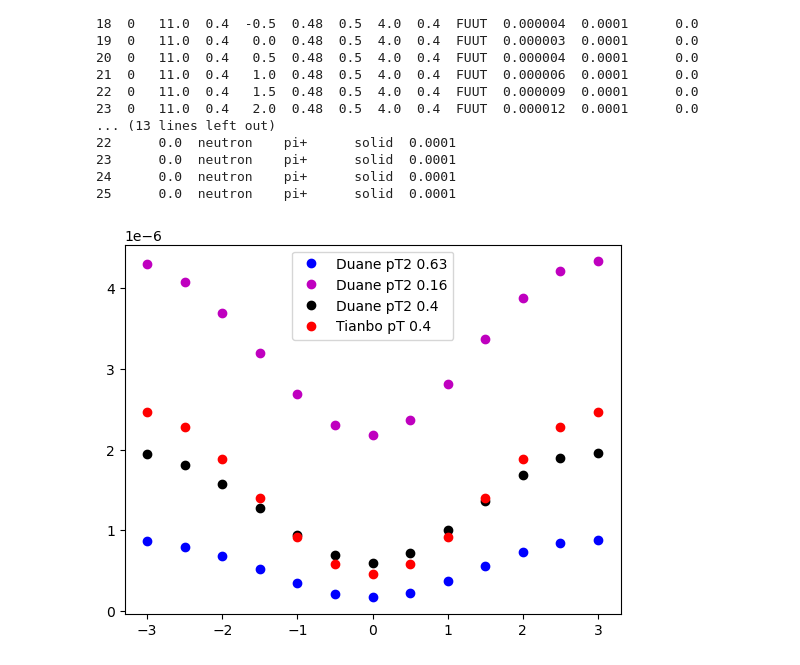
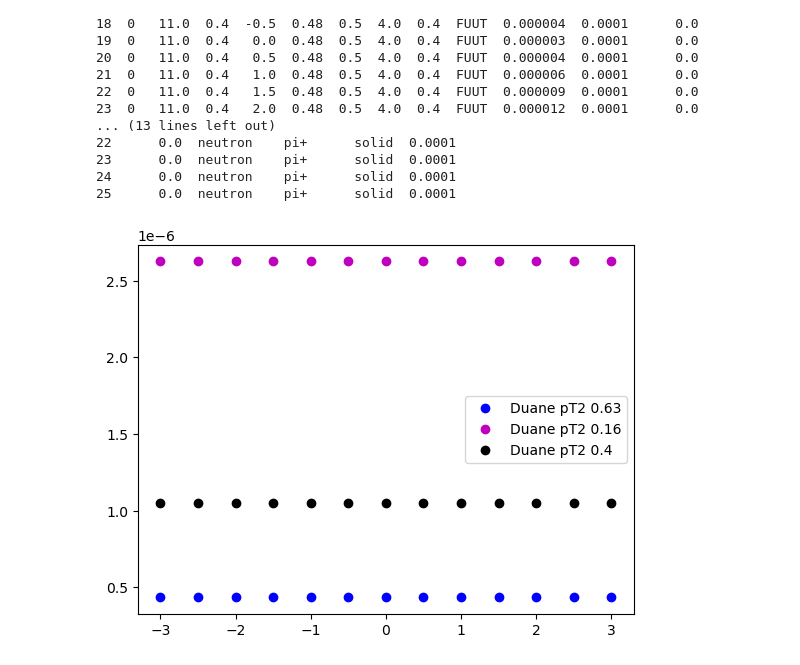
Before and after one commit to Mengzhendada/compare, a Jupyter notebook: test_compare_Duan_Tianbo.ipynb, the cells around one changed output. Cells and saved outputs as stored; diff of their text form; code cells hidden in the pictures.

```diff
--- a/test_compare_Duan_Tianbo.ipynb
+++ b/test_compare_Duan_Tianbo.ipynb
@@ -4,7 +4,8 @@ import numpy as np
 import matplotlib.pyplot as plt
 import math
 # %%
-df_Duane = pd.read_csv('../Unpol_proposal/Materials/Duan_output.txt',delim_whitespace=True)
+#df_Duane = pd.read_csv('../Unpol_proposal/Materials/Duan_output.txt',delim_whitespace=True)
+df_Duane = pd.read_csv('../Unpol_proposal/Materials/Duan_output_1xs.txt',delim_whitespace=True)
 df_Duane.head()
 # %% [output]
 |  | set | Ebeam | beam_P | Target_P | x | y | z | pT2 | phih | phis | ... | ... |
@@ -34,7 +35,7 @@ for i,row in df_Duane.iterrows():
     results = (tot-born)/tot
     #print((results))
 # %%
-df_Duane_1 = df_Duane[(df_Duane['Target_P']=='L')&(df_Duane['Ebeam']==11)&(df_Duane['x']==0.4)&(df_Duane['pT2']==0.632)&(df_Duane['y']==0.48)]
+df_Duane_1 = df_Duane[(df_Duane['Target_P']=='U')&(df_Duane['Ebeam']==11)&(df_Duane['x']==0.4)&(df_Duane['pT2']==0.632)&(df_Duane['y']==0.48)]
 phih_Duane = df_Duane_1['phih']
 value_Duane = df_Duane_1['born']
 print(df_Duane_1)
@@ -57,7 +58,7 @@ print(df_Duane_1)
 
 [13 rows x 22 columns]
 # %%
-df_Duane_2 = df_Duane[(df_Duane['Target_P']=='L')&(df_Duane['Ebeam']==11)&(df_Duane['x']==0.4)&(df_Duane['pT2']==0.16)&(df_Duane['y']==0.48)]
+df_Duane_2 = df_Duane[(df_Duane['Target_P']=='U')&(df_Duane['Ebeam']==11)&(df_Duane['x']==0.4)&(df_Duane['pT2']==0.16)&(df_Duane['y']==0.48)]
 phih_Duane_2 = df_Duane_2['phih']
 value_Duane_2 = df_Duane_2['born']
 print(df_Duane_2)
@@ -80,7 +81,7 @@ print(df_Duane_2)
 
 [13 rows x 22 columns]
 # %%
-df_Duane_3 = df_Duane[(df_Duane['Target_P']=='L')&(df_Duane['Ebeam']==11)&(df_Duane['x']==0.4)&(df_Duane['pT2']==0.4)&(df_Duane['y']==0.48)]
+df_Duane_3 = df_Duane[(df_Duane['Target_P']=='U')&(df_Duane['Ebeam']==11)&(df_Duane['x']==0.4)&(df_Duane['pT2']==0.4)&(df_Duane['y']==0.48)]
 phih_Duane_3 = df_Duane_3['phih']
 value_Duane_3 = df_Duane_3['born']
 print(df_Duane_3)
@@ -128,10 +129,10 @@ print(df_Tianbo_1)
 # %%
 plt.plot(phih_Duane,np.asarray(value_Duane),'bo',label='Duane pT2 0.63')
 plt.plot(phih_Duane_2,np.asarray(value_Duane_2),'mo',label='Duane pT2 0.16')
 plt.plot(phih_Duane_3,np.asarray(value_Duane_3),'ko',label='Duane pT2 0.4')
 
-plt.plot(phih_Tianbo,np.asarray(value_Tianbo)/(2*math.pi),'ro',label='Tianbo pT 0.4')
+#plt.plot(phih_Tianbo,np.asarray(value_Tianbo)/(2*math.pi),'ro',label='Tianbo pT 0.4')
 plt.legend()
-plt.savefig('../Unpol_proposal/Materials/Compare_UL.pdf')
+plt.savefig('../Unpol_proposal/Materials/Compare_UU.pdf')
 # %% [output]
-[figure, old version]
+[figure, new version]
```
Also changed, not shown: parts of 4 cells of this notebook, 4 other files.
